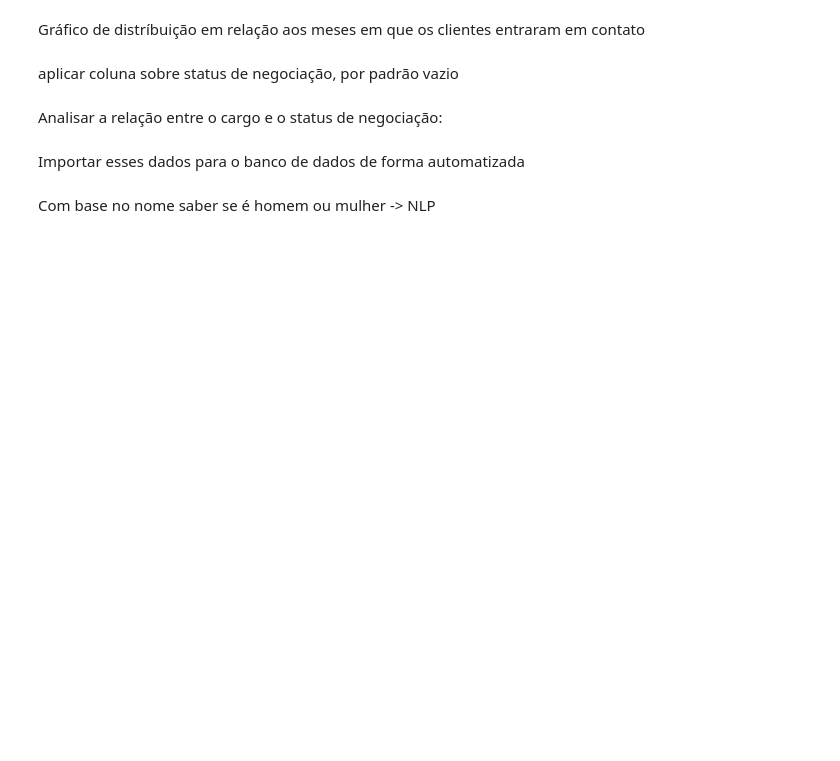
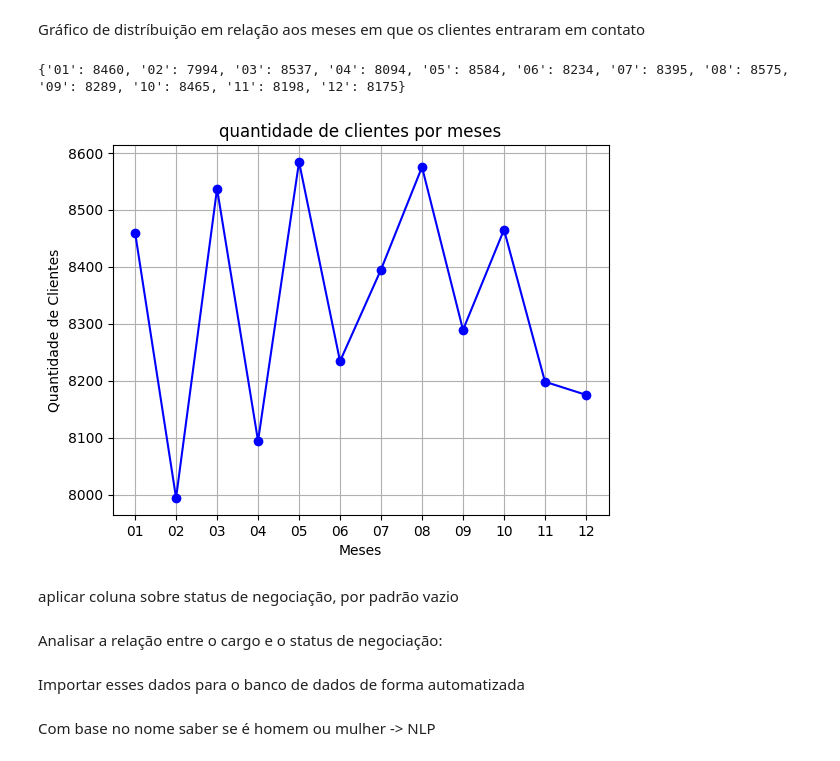
Before and after one commit to Darlan-Almeida/Noisy-Store, a Jupyter notebook: Noisy.ipynb, the cells around one changed output. Cells and saved outputs as stored; diff of their text form; code cells hidden in the pictures; blank space fills up the shorter version.

```diff
--- a/Noisy.ipynb
+++ b/Noisy.ipynb
@@ -259,4 +239,42 @@ Verificar domínio do E-mail e verificar os dominios empresariais que estão rep
 # %% [markdown]
 Gráfico de distríbuição em relação aos meses em que os clientes entraram em contato
+# %%
+import re
+
+frequencia_datas = {}
+
+#regex para extrair mes da data
+padrao = r"(\d{4})-(\d{2})-(\d{2})"
+
+for i in range(1 , 13):
+    if i < 10:
+        mes_formato = f'0{i}'
+    else:
+        mes_formato = f'{i}'
+    frequencia_datas[mes_formato] = 0
+
+
+for i in df['data']:
+    ano = re.match(padrao, i).group(1)
+    mes = re.match(padrao, i).group(2)
+    dia = re.match(padrao, i).group(3)
+    if mes in frequencia_datas:
+        frequencia_datas[mes] += 1
+
+print(frequencia_datas)
+
+x = frequencia_datas.keys()
+y =  frequencia_datas.values()
+
+
+plt.plot(x, y, marker='o', linestyle='-', color='b')
+plt.xlabel('Meses')
+plt.ylabel('Quantidade de Clientes')
+plt.title('quantidade de clientes por meses')
+plt.grid(True)
+plt.show()
+# %% [output]
+{'01': 8460, '02': 7994, '03': 8537, '04': 8094, '05': 8584, '06': 8234, '07': 8395, '08': 8575, '09': 8289, '10': 8465, '11': 8198, '12': 8175}
+[figure, added]
 # %% [markdown]
 aplicar coluna sobre status de negociação, por padrão vazio
```
Also changed, not shown: parts of 12 cells of this notebook, 1 other file.
